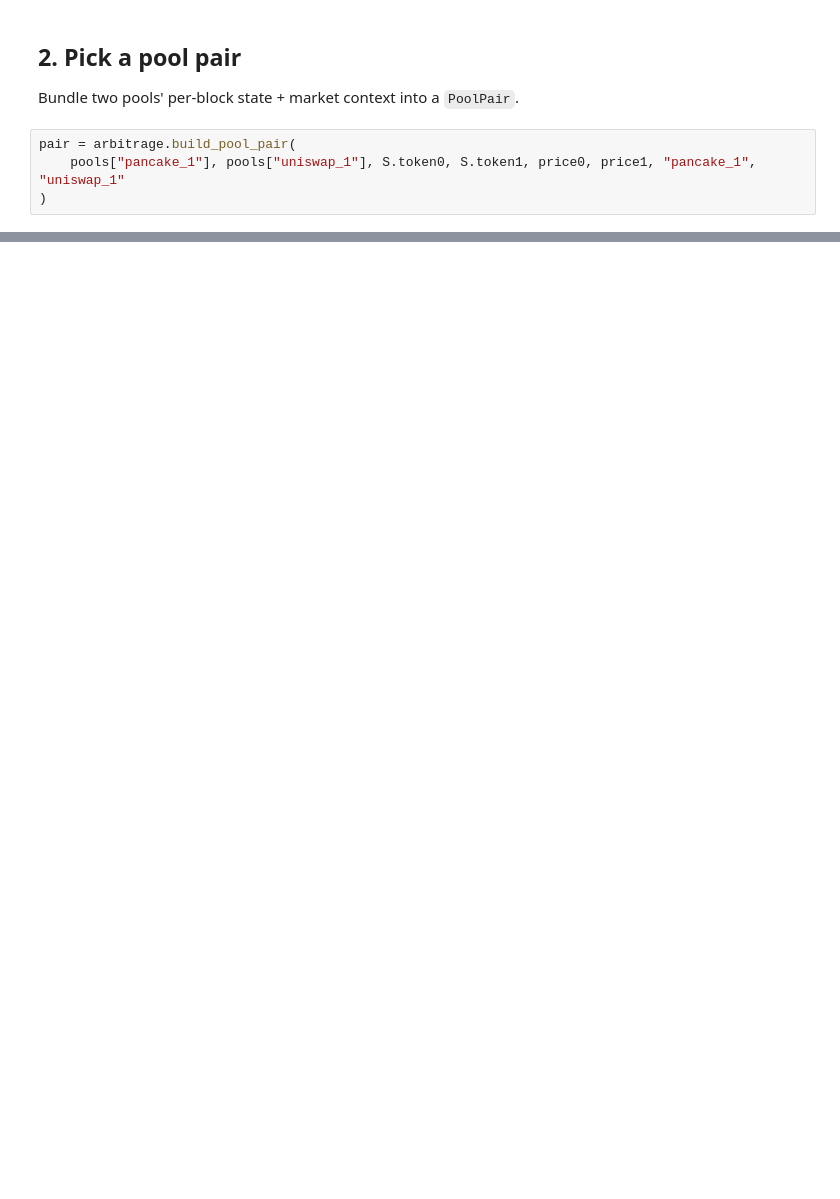
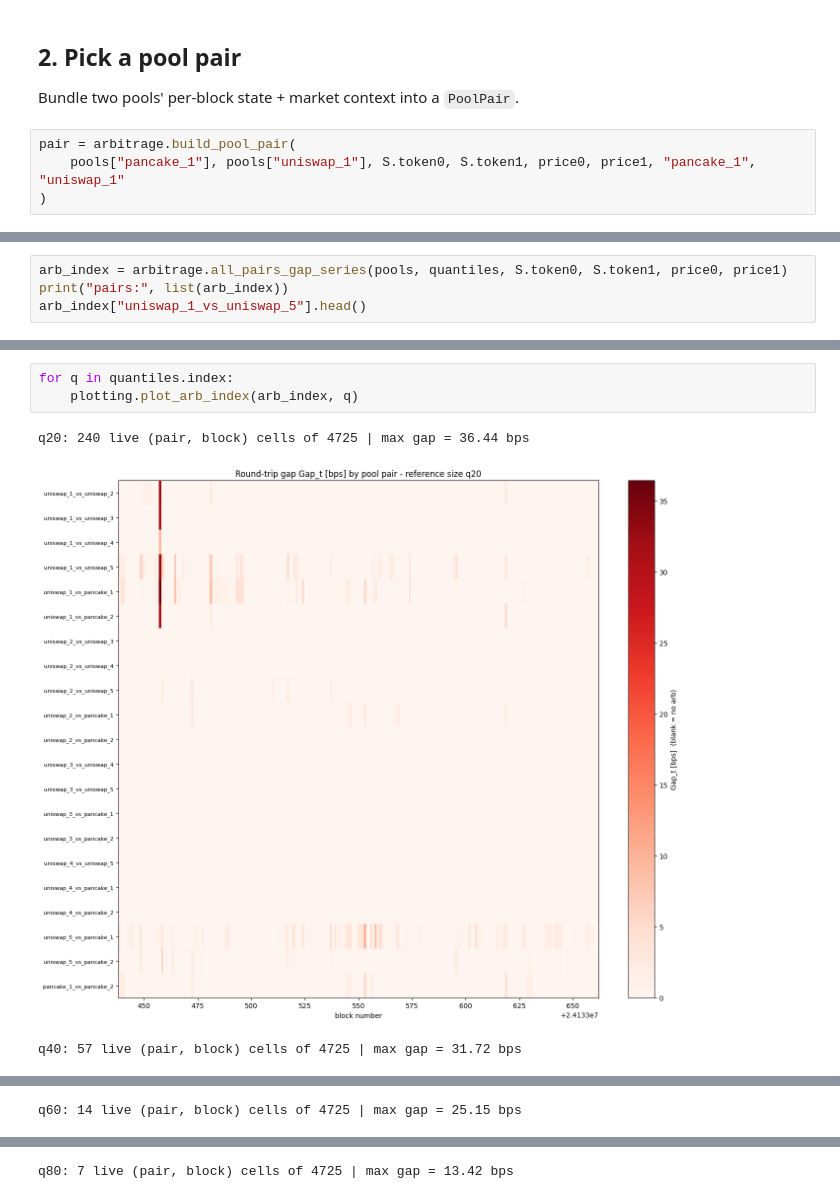
Before and after one commit to Matlpb/DeFi_limits-to-arbitrage, a Jupyter notebook: arbitrage_index.ipynb, the cells around one changed output, grey strips where cells are left out. Saved outputs shown, nothing was run; the diff lists cells and outputs as text; blank space fills up the shorter version.

Commit message:
arbitrage index all pools all sample vis + drop of non constant fee pools

```diff
--- a/arbitrage_index.ipynb
+++ b/arbitrage_index.ipynb
@@ -86,0 +102,4 @@ This per-pair table is the signal a downstream model stacks over every pool pair
+# %%
+arb_index = arbitrage.all_pairs_gap_series(pools, quantiles, S.token0, S.token1, price0, price1)
+print("pairs:", list(arb_index))
+arb_index["uniswap_1_vs_uniswap_5"].head()
@@ -103,0 +130,7 @@ plotting.plot_custom_size(pair, y_amount=2.5, title_prefix="Cross-pool round-tri
+# %%
+for q in quantiles.index:
+    plotting.plot_arb_index(arb_index, q)
+# %% [output]
+q20: 240 live (pair, block) cells of 4725 | max gap = 36.44 bps
+[figure, added]
+q40: 57 live (pair, block) cells of 4725 | max gap = 31.72 bps
@@ -103,0 +138 @@ plotting.plot_custom_size(pair, y_amount=2.5, title_prefix="Cross-pool round-tri
+q60: 14 live (pair, block) cells of 4725 | max gap = 25.15 bps
@@ -103,0 +140 @@ plotting.plot_custom_size(pair, y_amount=2.5, title_prefix="Cross-pool round-tri
+q80: 7 live (pair, block) cells of 4725 | max gap = 13.42 bps
```
Also changed, not shown: parts of 15 cells of this notebook, 6 other files.
